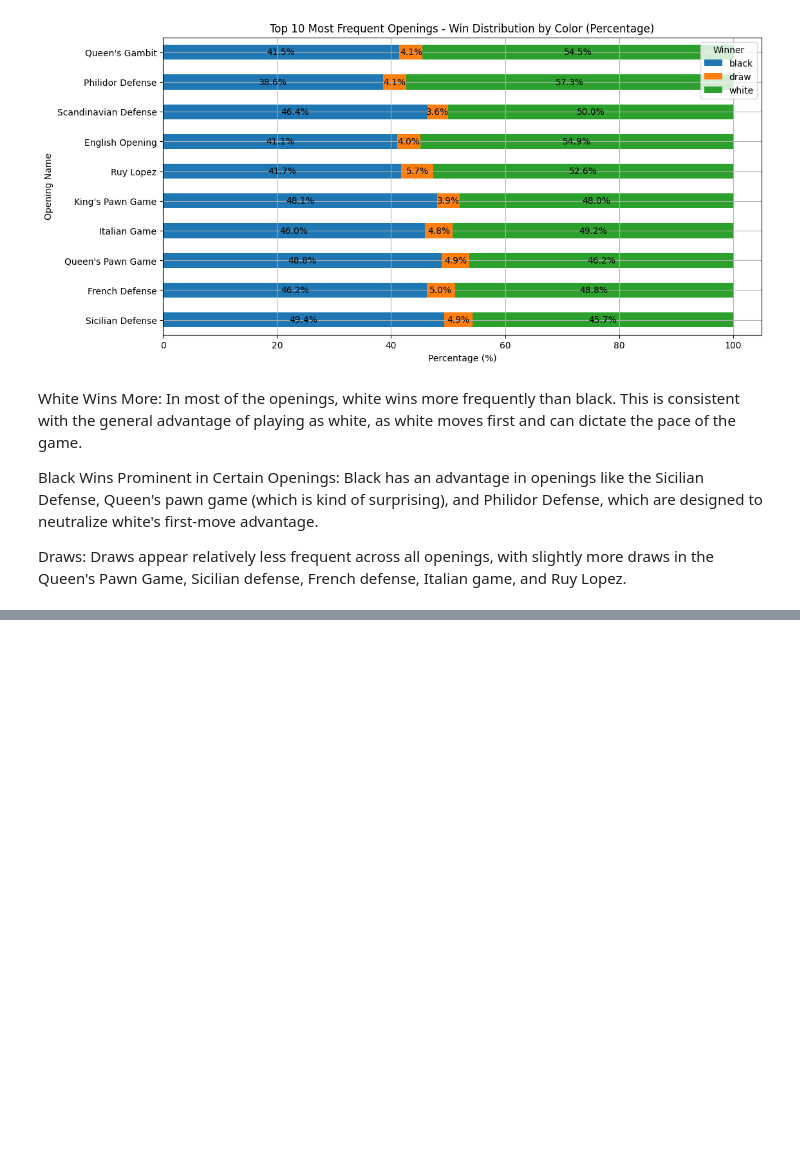
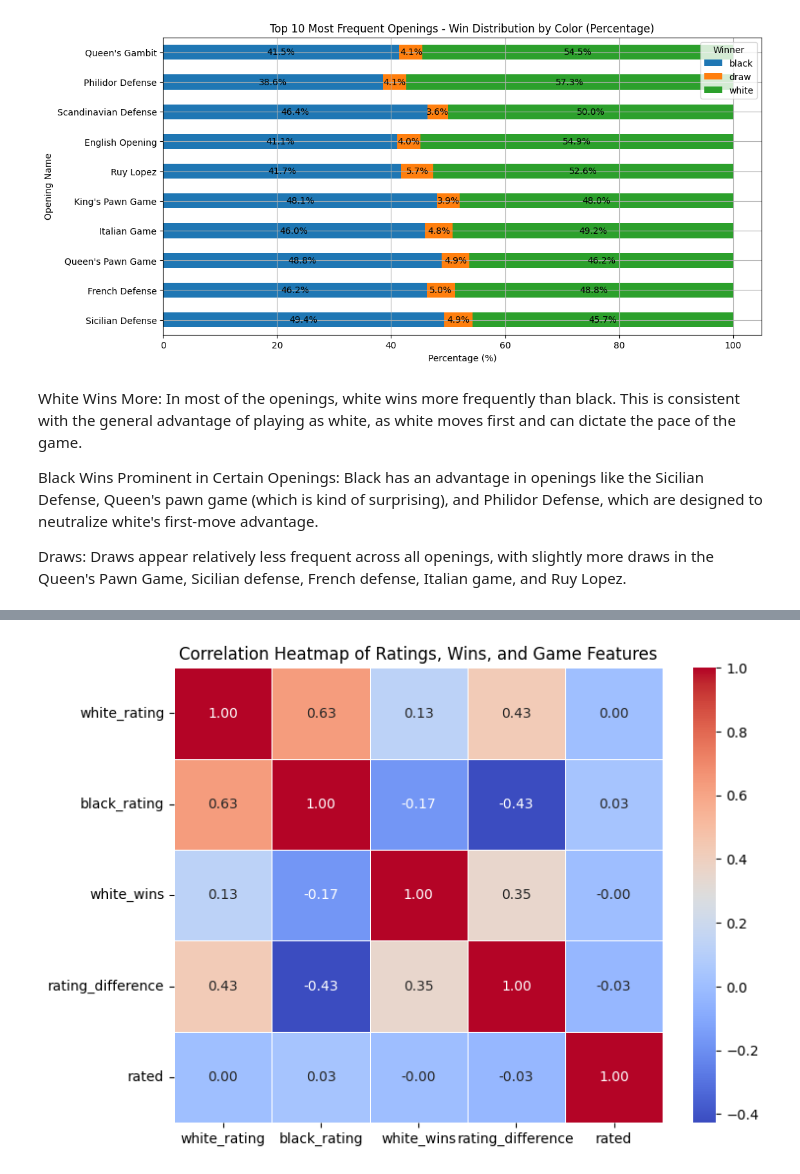
Before and after one commit to Ajodo-Godson/CP191-RAR, a Jupyter notebook: Game_Modelling.ipynb, the cells around one changed output, grey strips where cells are left out. Cells and saved outputs as stored; diff of their text form; code cells hidden in the pictures; blank space fills up the shorter version.

```diff
--- a/Game_Modelling.ipynb
+++ b/Game_Modelling.ipynb
@@ -447,0 +364,15 @@ accuracy
+# %%
+import matplotlib.pyplot as plt
+import seaborn as sns
+
+relevant_columns = df[['white_rating', 'black_rating', 'white_wins', 'rating_difference', 'rated']]
+
+# Calculate the correlation matrix
+correlation_matrix = relevant_columns.corr()
+
+plt.figure(figsize=(8, 6))
+sns.heatmap(correlation_matrix, annot=True, cmap="coolwarm", fmt=".2f", linewidths=0.5)
+plt.title('Correlation Heatmap of Ratings, Wins, and Game Features')
+plt.show()
+# %% [output]
+[figure, added]
```
Also changed, not shown: parts of 27 cells of this notebook.
